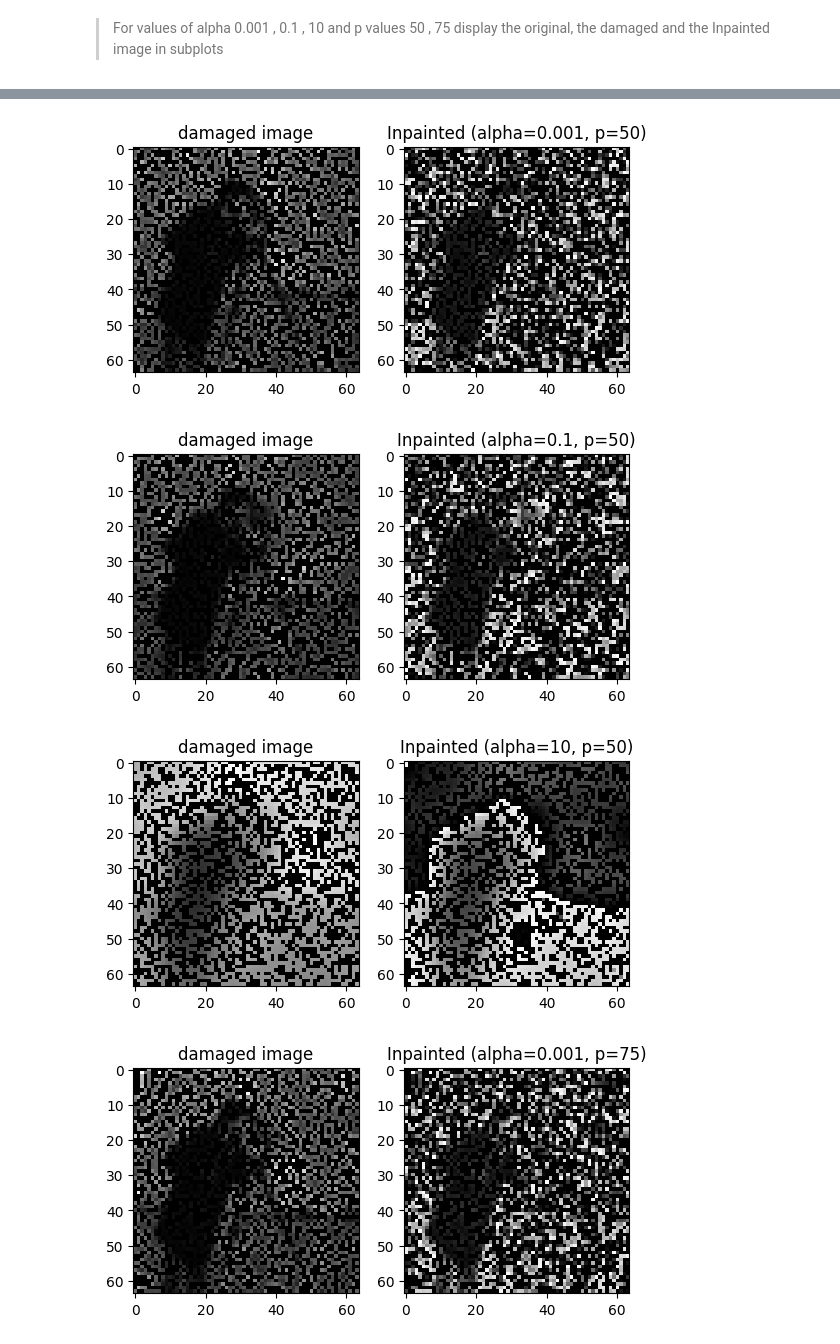
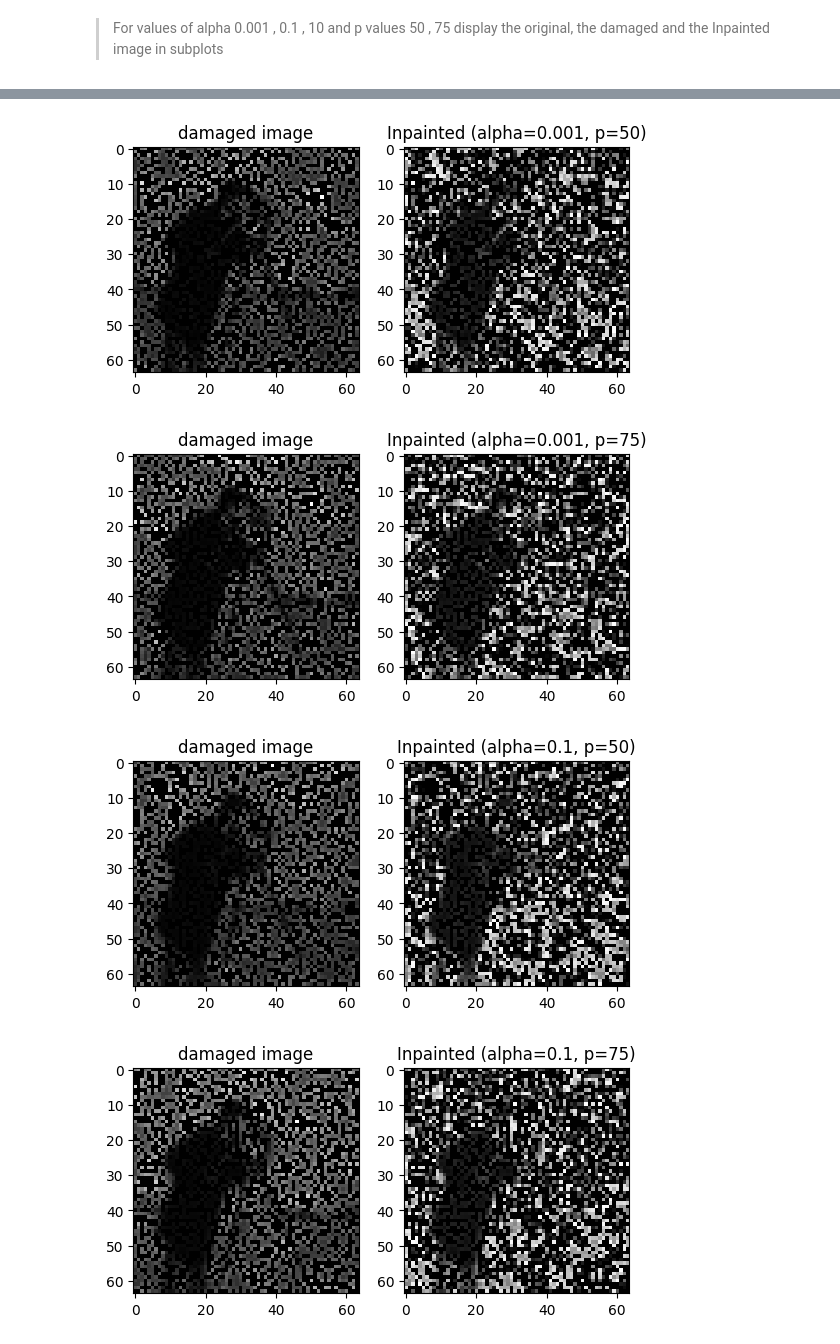
Before and after one commit to KordemilM/CHW1_MMIE, a Jupyter notebook: CHW1_MMIE_400101786.ipynb, the cells around one changed output, grey strips where cells are left out. Saved outputs shown, nothing was run; the diff lists cells and outputs as text; code cells hidden in the pictures.

```diff
--- a/CHW1_MMIE_400101786.ipynb
+++ b/CHW1_MMIE_400101786.ipynb
@@ -648,34 +648,31 @@ True
 # %%
 # Code cell
 
-p_values = [50, 75]
-alpha_values = [0.001, 0.1, 10]
+p = [50, 75]
+alpha = [0.001, 0.1, 10]
 
 plt.imshow(image, cmap='gray')
 plt.title('Original Image')
 
-for p in p_values:
-    for alpha in alpha_values:
-        M = np.diag(np.random.choice([0, 1], signal.shape[0], [1-p/100, p/100]))
-        A = M + alpha * L
+for a in alpha:
+    for i in p:
+        M = np.diag(np.random.choice([0, 1], signal.shape[0], [1-i/100, i/100]))
+        A = M + a * L
         cholesky = np.linalg.cholesky(A)
         x = np.linalg.solve(cholesky.T, np.linalg.solve(cholesky, signal))
-        y = np.dot(M, x)
-        damaged_image = y.reshape(image.shape)
+        damaged_image = np.dot(M, x).reshape(image.shape)
         mask_resized = cv2.resize(M.astype(np.uint8), (image.shape[1], image.shape[0]))
         inpainted_image = cv2.inpaint(damaged_image.astype(np.uint8), mask_resized.astype(np.uint8), 3, cv2.INPAINT_TELEA)
 
         fig, axs = plt.subplots(1, 2)
         axs[0].imshow(damaged_image, cmap='gray')
         axs[0].set_title('damaged image')
-
         axs[1].imshow(inpainted_image, cmap='gray')
-        axs[1].set_title(f'Inpainted (alpha={alpha}, p={p})')
-
-plt.show()
+        axs[1].set_title(f'Inpainted (alpha={a}, p={i})')
+        plt.show()
 # %% [output]
 [figure]
-[figure, old version]
+[figure, new version]
-[figure, old version]
+[figure, new version]
-[figure, old version]
+[figure, new version]
-[figure, old version]
+[figure, new version]
```
Also changed, not shown: parts of 1 cell of this notebook.
